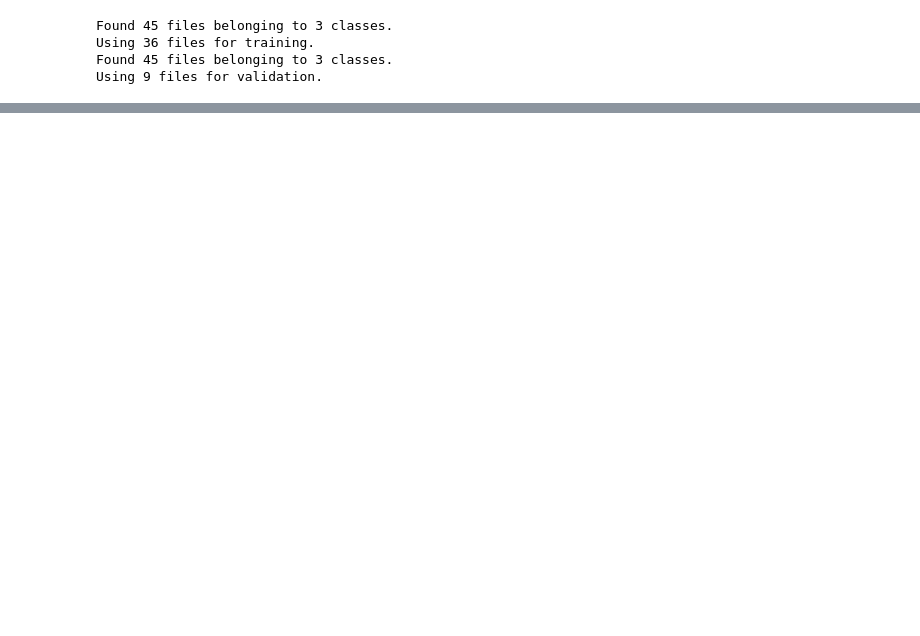
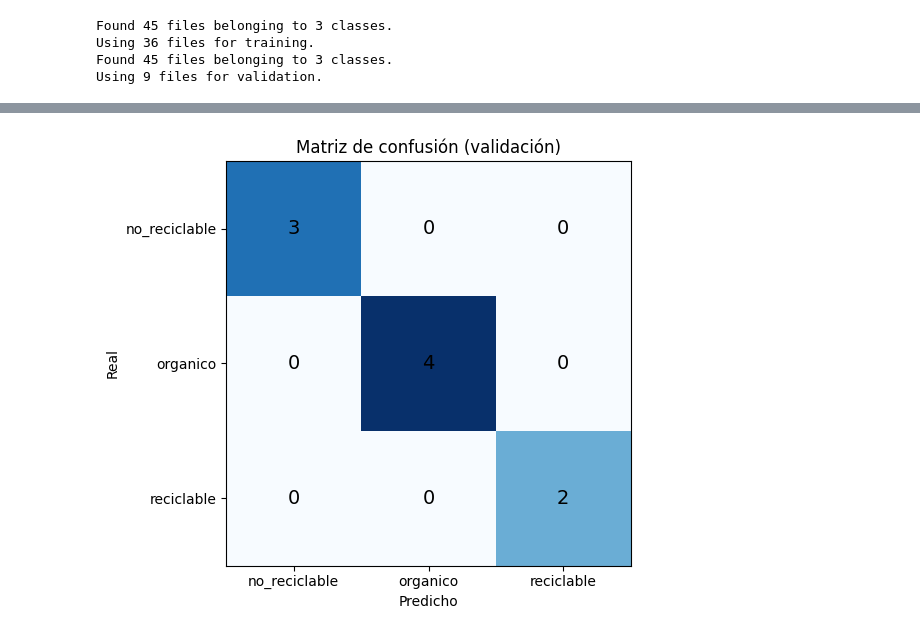
Before and after one commit to dianacb2091-design/proyecto-reciclaje-ia, a Jupyter notebook: Proyecto_Reciclaje.ipynb, the cells around one changed output, grey strips where cells are left out. Cells and saved outputs as stored; diff of their text form; code cells hidden in the pictures; blank space fills up the shorter version.

Commit message:
Add files via upload
Gráficas, matriz de confusión y ejemplos de predicción

```diff
--- a/Proyecto_Reciclaje.ipynb
+++ b/Proyecto_Reciclaje.ipynb
@@ -286,0 +321,21 @@ Accuracy real: 100.0 %
+# %%
+import numpy as np
+ys_true, ys_pred = [], []
+for imgs, labels in ds_val:
+    preds = modelo.predict(imgs, verbose=0)
+    ys_true.extend(labels.numpy())
+    ys_pred.extend(np.argmax(preds, axis=1))
+
+mat = tf.math.confusion_matrix(ys_true, ys_pred, num_classes=3).numpy()
+plt.figure(figsize=(6,5))
+plt.imshow(mat, cmap='Blues')
+plt.title('Matriz de confusión (validación)')
+plt.xlabel('Predicho'); plt.ylabel('Real')
+plt.xticks(range(3), clases); plt.yticks(range(3), clases)
+for i in range(3):
+    for j in range(3):
+        plt.text(j, i, mat[i][j], ha='center', va='center', fontsize=14)
+plt.tight_layout()
+plt.show()
+# %% [output]
+[figure, added]
```
Also changed, not shown: parts of 8 cells of this notebook.
